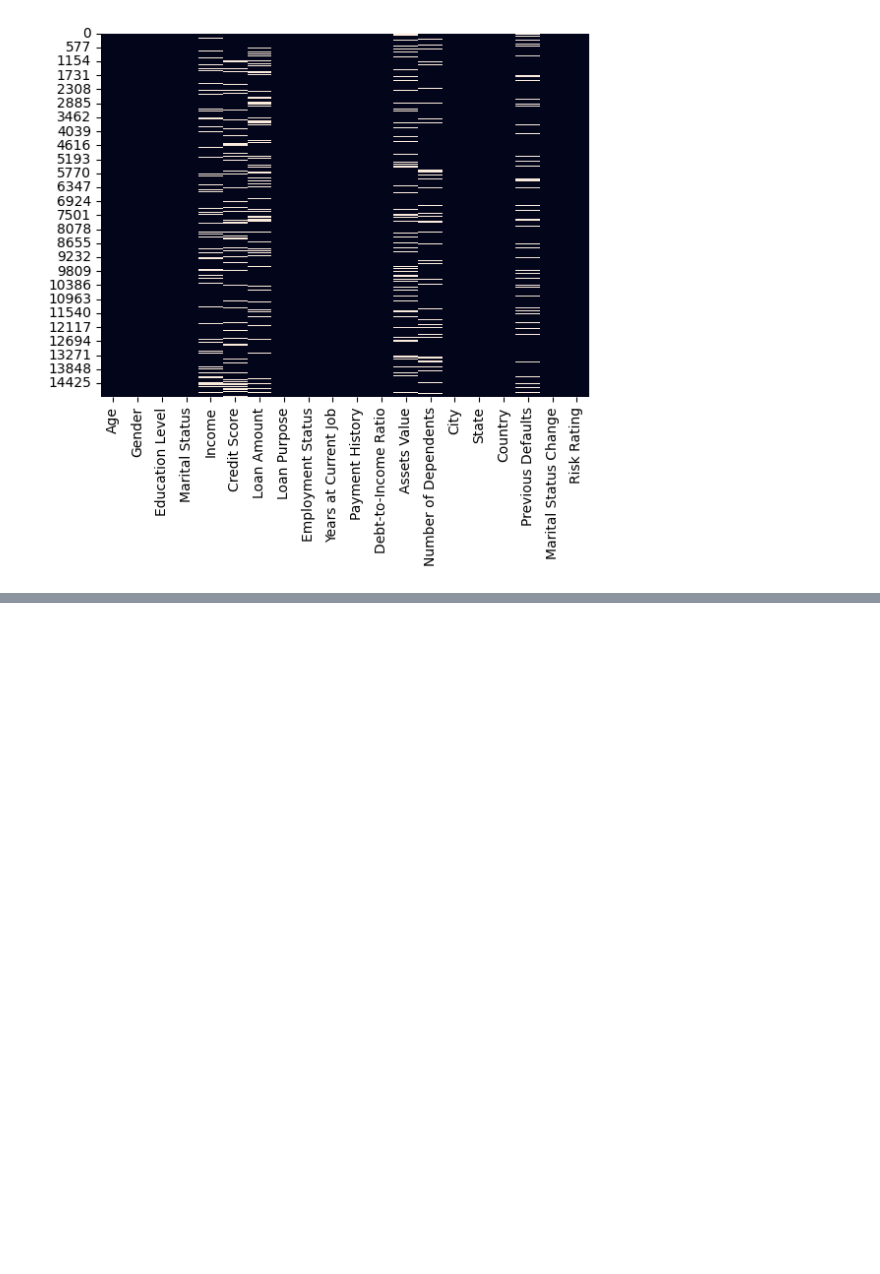
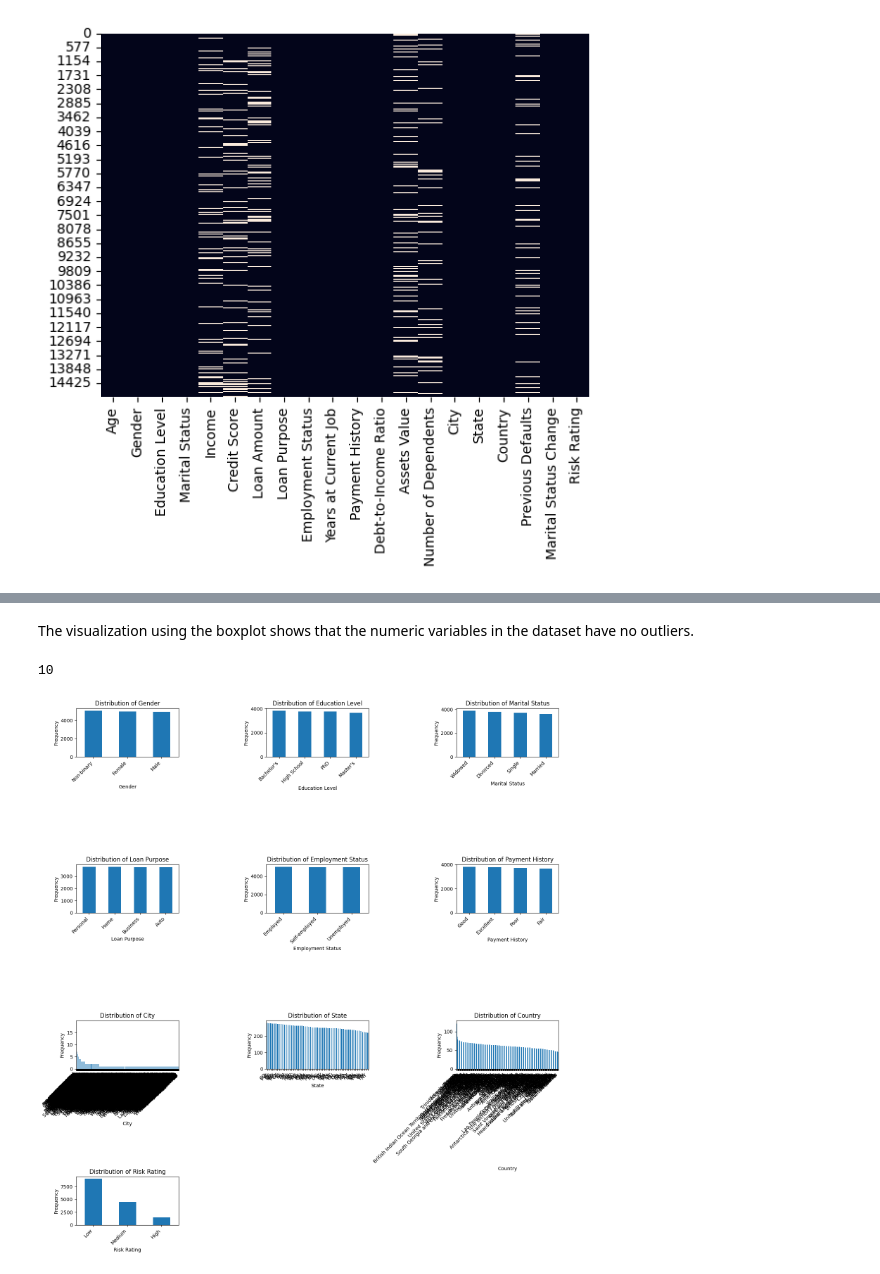
Before and after one commit to IfeoluwaRuth/Financial-Risk-Analysis, a Jupyter notebook: financial-risk-analysis.ipynb, the cells around one changed output, grey strips where cells are left out. Cells and saved outputs as stored; diff of their text form; code cells hidden in the pictures; blank space fills up the shorter version.

```diff
--- a/financial-risk-analysis.ipynb
+++ b/financial-risk-analysis.ipynb
@@ -127,0 +255,37 @@ AUC score for predicting missingness in Previous Defaults: 0.507,  Therefore, si
+# %% [markdown]
+The visualization using the boxplot shows that the numeric variables in the dataset have no outliers.
+# %%
+cat_df = new_data.select_dtypes(include = 'object')
+num_cols = len(cat_df.columns)
+print(num_cols)
+# %% [output]
+10
+# %%
+import matplotlib.pyplot as plt
+import pandas as pd
+import math
+
+# Select categorical columns
+cat_df = new_data.select_dtypes(include='object')
+num_cols = len(cat_df.columns)
+
+# Define subplot grid size
+n_cols = 3  # Number of columns per row (adjustable)
+n_rows = math.ceil(num_cols / n_cols)  # Rows needed
+
+plt.figure(figsize=(5 * n_cols, 4 * n_rows))
+
+# Loop through columns to plot
+for i, col in enumerate(cat_df.columns, 1):
+    plt.subplot(n_rows, n_cols, i)
+    value_counts = cat_df[col].value_counts()
+    value_counts.plot(kind='bar')  # Create bar chart
+    plt.title(f'Distribution of {col}')
+    plt.xlabel(col)
+    plt.ylabel('Frequency')
+    plt.xticks(rotation=45, ha='right')  # Rotate x labels for better readability
+
+plt.tight_layout()
+plt.show()
+# %% [output]
+[figure, added]
```
Also changed, not shown: parts of 18 cells of this notebook.
